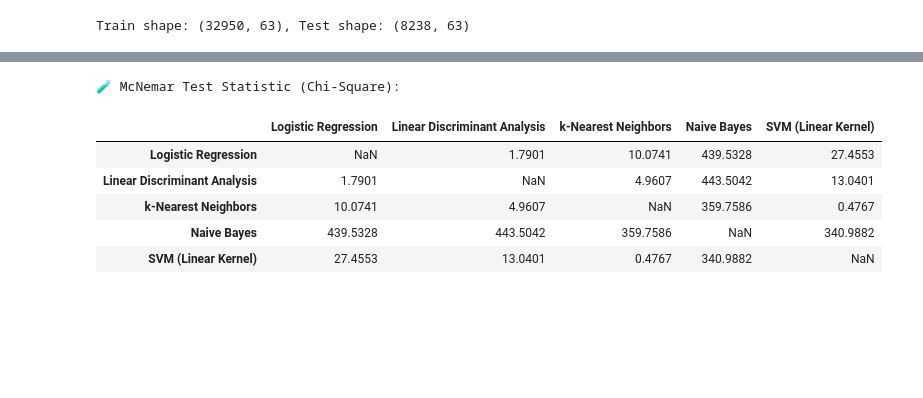
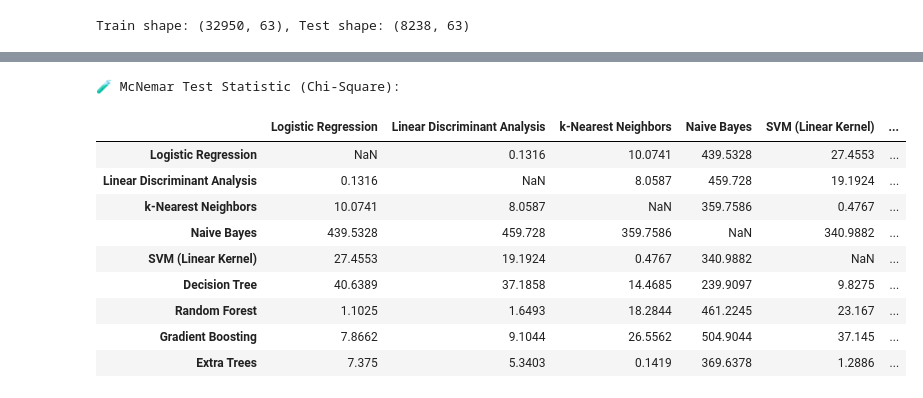
Before and after one commit to Nimakalhori/-bank-marketing-classification, a Jupyter notebook: notebooks/02_model_training_and_evaluation.ipynb, the cells around one changed output, grey strips where cells are left out. Drawn from its saved outputs; the diff is of its cells as text; code cells hidden in the pictures; blank space fills up the shorter version.

```diff
--- a/notebooks/02_model_training_and_evaluation.ipynb
+++ b/notebooks/02_model_training_and_evaluation.ipynb
@@ -25,12 +29,20 @@ print(f"Train shape: {X_train.shape}, Test shape: {X_test.shape}")
 # %% [output]
 Train shape: (32950, 63), Test shape: (8238, 63)
 # %%
-# Cell 3: Define baseline classifiers
-classifiers = {
+# Cell 3: Initialize classifiers
+models = {
     'Logistic Regression': LogisticRegression(max_iter=1000),
-    'Linear Discriminant Analysis': LinearDiscriminantAnalysis(),
+    'Linear Discriminant Analysis': LinearDiscriminantAnalysis(solver='lsqr', shrinkage='auto'),
     'k-Nearest Neighbors': KNeighborsClassifier(),
     'Naive Bayes': GaussianNB(),
     'SVM (Linear Kernel)': SVC(kernel='linear', probability=True)
 }
+
+# Add additional tree-based models
+models.update({
+    'Decision Tree': DecisionTreeClassifier(random_state=42),
+    'Random Forest': RandomForestClassifier(n_estimators=100, random_state=42),
+    'Gradient Boosting': GradientBoostingClassifier(n_estimators=100, random_state=42),
+    'Extra Trees': ExtraTreesClassifier(n_estimators=100, random_state=42)
+})
 # %%
@@ -176,41 +198,43 @@ Pairwise McNemar’s test p-values:
 # %%
 ### 🧮 Traditional McNemar’s Test (Manual Chi-Square)
-Manual implementation using:
+'''Manual implementation using:
 χ² = ((|e01 - e10| - 1)²) / (e01 + e10)
-Threshold for significance: χ² > 3.84 (α = 0.05)
-
-from sklearn.metrics import accuracy_score
+Threshold for significance: χ² > 3.84 (α = 0.05)'''
 
 model_names = list(predictions.keys())
 mcnemar_stat = pd.DataFrame(index=model_names, columns=model_names)
 
 def traditional_mcnemar_stat(y_true, pred1, pred2):
     # e01: model1 is correct, model2 is wrong
     e01 = np.sum((pred1 == y_true) & (pred2 != y_true))
     # e10: model1 is wrong, model2 is correct
     e10 = np.sum((pred1 != y_true) & (pred2 == y_true))
 
     if e01 + e10 == 0:
         return "N/A"  # Avoid divide by zero
     chi2 = ((abs(e01 - e10) - 1) ** 2) / (e01 + e10)
     return round(chi2, 4)
 
 # Fill the table with McNemar chi2 stats
 for i in model_names:
     for j in model_names:
         if i == j:
             mcnemar_stat.loc[i, j] = np.nan
         else:
             stat = traditional_mcnemar_stat(y_test.values, predictions[i], predictions[j])
             mcnemar_stat.loc[i, j] = stat
 
 print("🧪 McNemar Test Statistic (Chi-Square):")
 display(mcnemar_stat)
 # %% [output]
 🧪 McNemar Test Statistic (Chi-Square):
-|  | Logistic Regression | Linear Discriminant Analysis | k-Nearest Neighbors | Naive Bayes | SVM (Linear Kernel) |
-| Logistic Regression | NaN | 1.7901 | 10.0741 | 439.5328 | 27.4553 |
-| Linear Discriminant Analysis | 1.7901 | NaN | 4.9607 | 443.5042 | 13.0401 |
-| k-Nearest Neighbors | 10.0741 | 4.9607 | NaN | 359.7586 | 0.4767 |
-| Naive Bayes | 439.5328 | 443.5042 | 359.7586 | NaN | 340.9882 |
-| SVM (Linear Kernel) | 27.4553 | 13.0401 | 0.4767 | 340.9882 | NaN |
+|  | Logistic Regression | Linear Discriminant Analysis | k-Nearest Neighbors | Naive Bayes | SVM (Linear Kernel) | ... |
+| Logistic Regression | NaN | 0.1316 | 10.0741 | 439.5328 | 27.4553 | ... |
+| Linear Discriminant Analysis | 0.1316 | NaN | 8.0587 | 459.728 | 19.1924 | ... |
+| k-Nearest Neighbors | 10.0741 | 8.0587 | NaN | 359.7586 | 0.4767 | ... |
+| Naive Bayes | 439.5328 | 459.728 | 359.7586 | NaN | 340.9882 | ... |
+| SVM (Linear Kernel) | 27.4553 | 19.1924 | 0.4767 | 340.9882 | NaN | ... |
+| Decision Tree | 40.6389 | 37.1858 | 14.4685 | 239.9097 | 9.8275 | ... |
+| Random Forest | 1.1025 | 1.6493 | 18.2844 | 461.2245 | 23.167 | ... |
+| Gradient Boosting | 7.8662 | 9.1044 | 26.5562 | 504.9044 | 37.145 | ... |
+| Extra Trees | 7.375 | 5.3403 | 0.1419 | 369.6378 | 1.2886 | ... |
```
Also changed, not shown: parts of 4 cells of this notebook.
